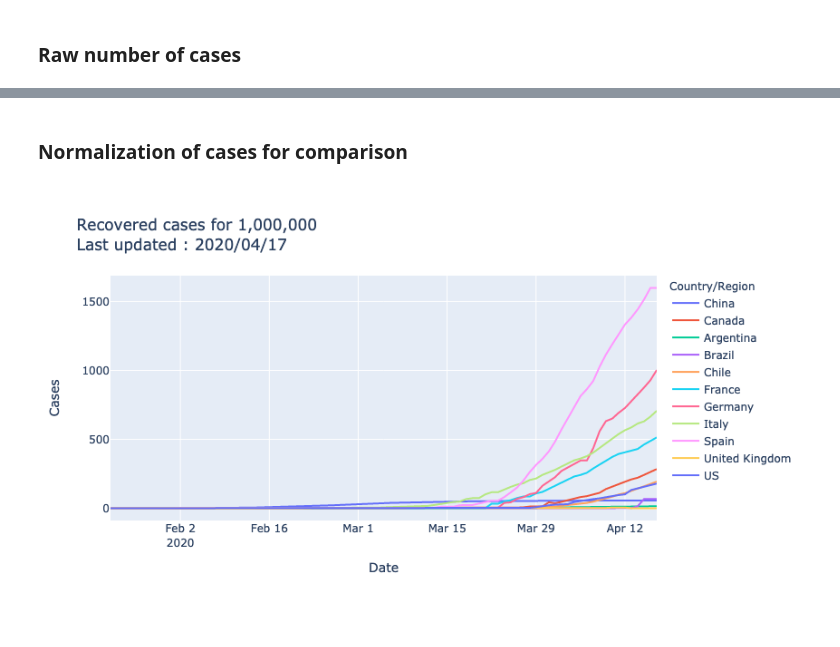
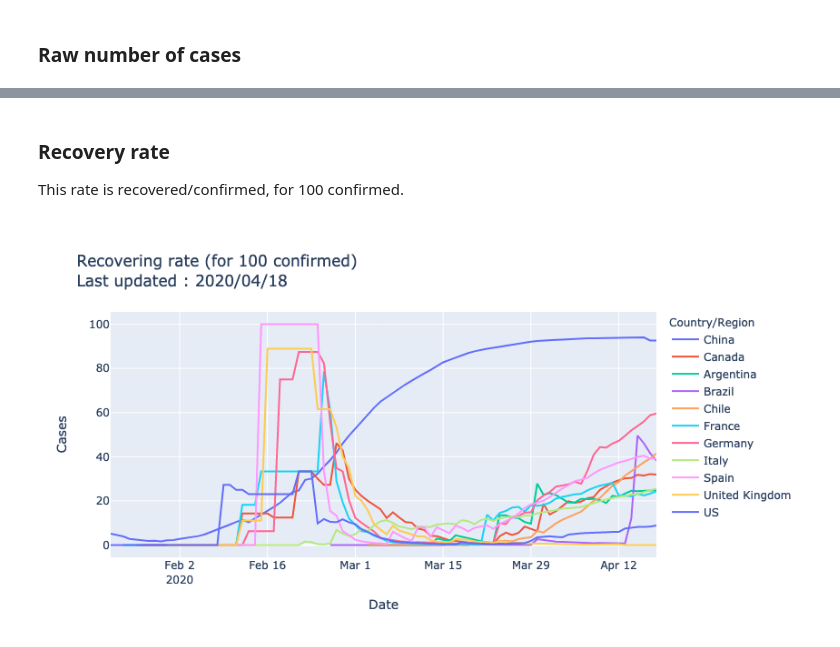
Before and after one commit to ymarsaud/covid, a Jupyter notebook: covid_analysis.ipynb, the cells around one changed output, grey strips where cells are left out. Drawn from its saved outputs; the diff is of its cells as text; code cells hidden in the pictures; blank space fills up the shorter version.

Commit message:
recovery rate

```diff
--- a/covid_analysis.ipynb
+++ b/covid_analysis.ipynb
@@ -121,7 +121,8 @@ def prepare_metadata(title_type,time):
     titles = {'confirmed':'Confirmed cases for '+'{:,}'.format(10**n),
              'recovered':'Recovered cases for '+'{:,}'.format(10**n),
              'death':'Death cases for '+'{:,}'.format(10**n),
-             'mortality' : 'Mortality rate (for 100 confirmed)'}
+             'mortality' : 'Mortality rate (for 100 confirmed)',
+              'recov-rate' : 'Recovery rate (for 100 confirmed)'}
     updated = "Last updated : " + time.strftime("%Y/%m/%d")
     filename = "covid19_"+title_type+"_"+time.strftime("%Y_%m_%d")
     return {'title':titles[title_type],'filename':filename,'updated':updated}
@@ -239,2 +238,0 @@ recovered.transpose().tail(2)
-# %% [markdown]
-### Normalization of cases for comparison
@@ -245,6 +239,13 @@ meta = prepare_metadata('recovered',time)
+# %% [markdown]
+### Recovery rate
+This rate is recovered/confirmed, for 100 confirmed.
 # %%
 recovered_norm = normalize(recovered,n)
+recov_rate = recovered_norm / confirmed_norm * 100
+time = recov_rate.index[-1]
+meta = prepare_metadata('recov-rate',time)
+#meta_to_html(meta)
 #recovered_norm.plot(title=title)
-plot_with_plotly(recovered_norm,meta)
+plot_with_plotly(recov_rate,meta)
 # %% [output]
-[figure, old version]
+[figure, new version]
```
Also changed, not shown: parts of 12 cells of this notebook.
